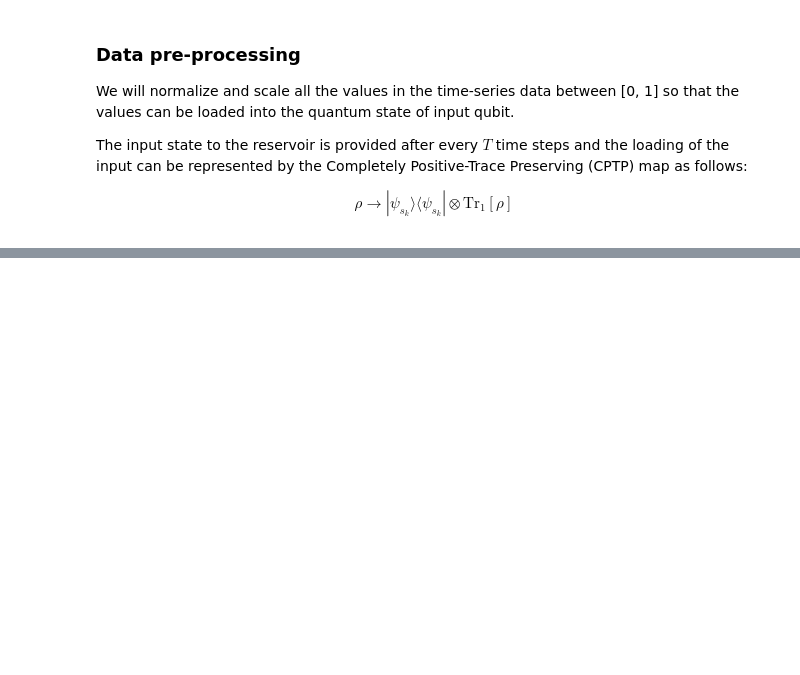
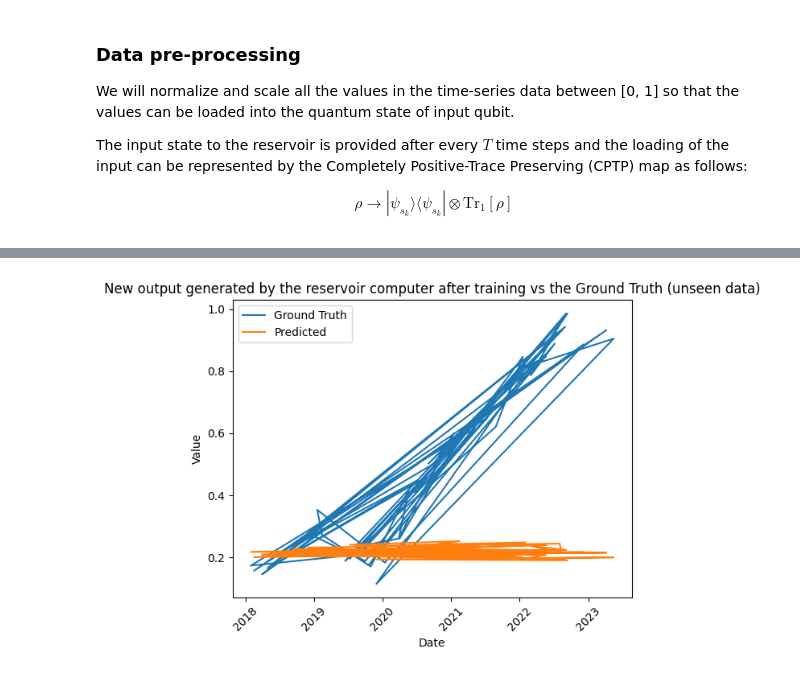
Before and after one commit to adarsh1chand/Quantum-Reservoir_Computing, a Jupyter notebook: Quantum_Reservoir_Computing.ipynb, the cells around one changed output, grey strips where cells are left out. Saved outputs shown, nothing was run; the diff lists cells and outputs as text; code cells hidden in the pictures; blank space fills up the shorter version.

```diff
--- a/Quantum_Reservoir_Computing.ipynb
+++ b/Quantum_Reservoir_Computing.ipynb
@@ -289,3 +422,14 @@ plt.show()
+# %%
+plt.plot(ground_truth_dates[150: 200], ground_truth_values[150: 200])
+plt.plot(ground_truth_dates[150: 200], y_pred[0])
+plt.xlabel('Date')
+plt.ylabel('Value')
+plt.xticks(rotation = 45)
+plt.legend(['Ground Truth', 'Predicted'])
+plt.title('New output generated by the reservoir computer after training vs the Ground Truth (unseen data)')
+plt.show()
+# %% [output]
+[figure, added]
 # %%
 y_pred = []
 initial_input = values[501]
```
Also changed, not shown: parts of 22 cells of this notebook.
